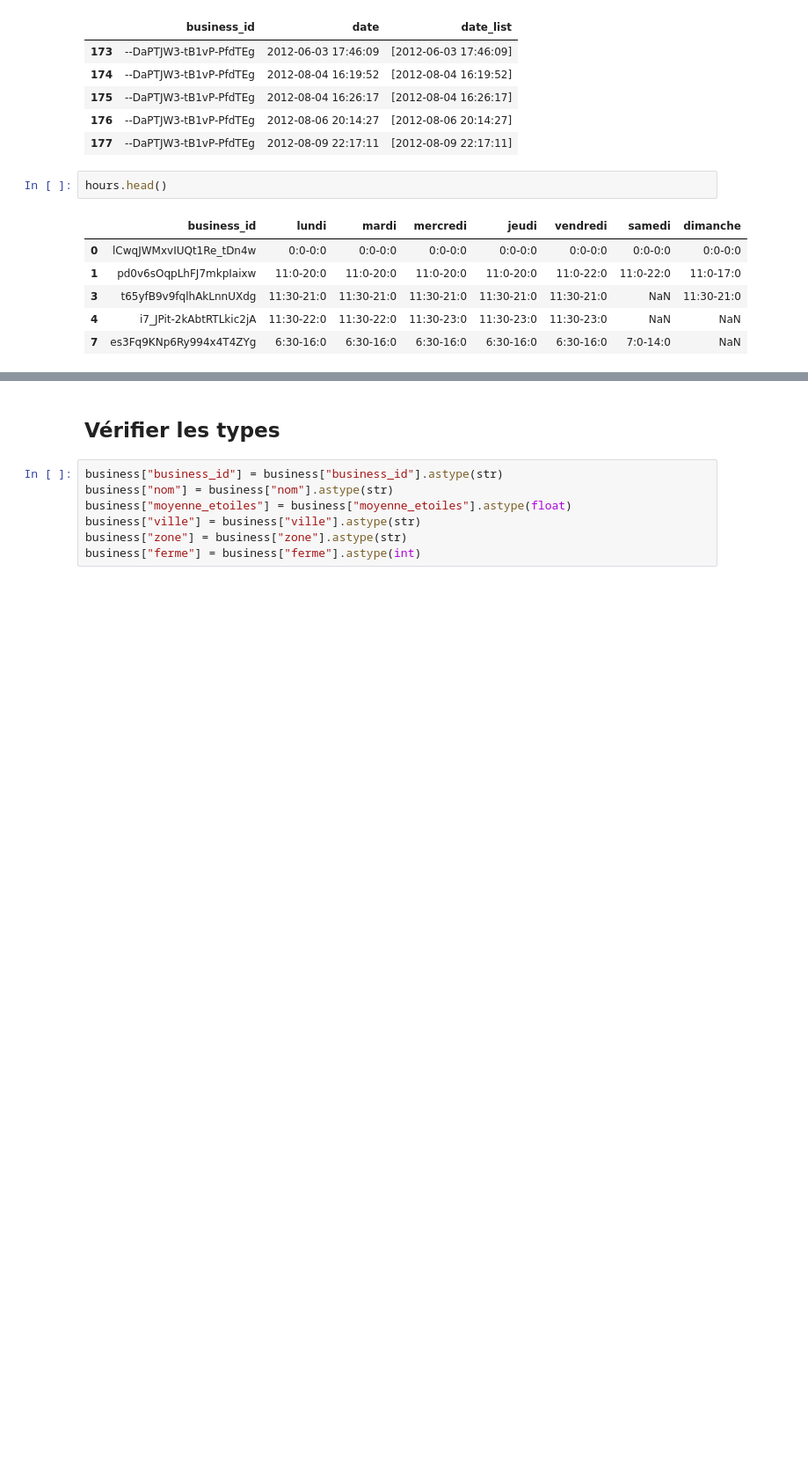
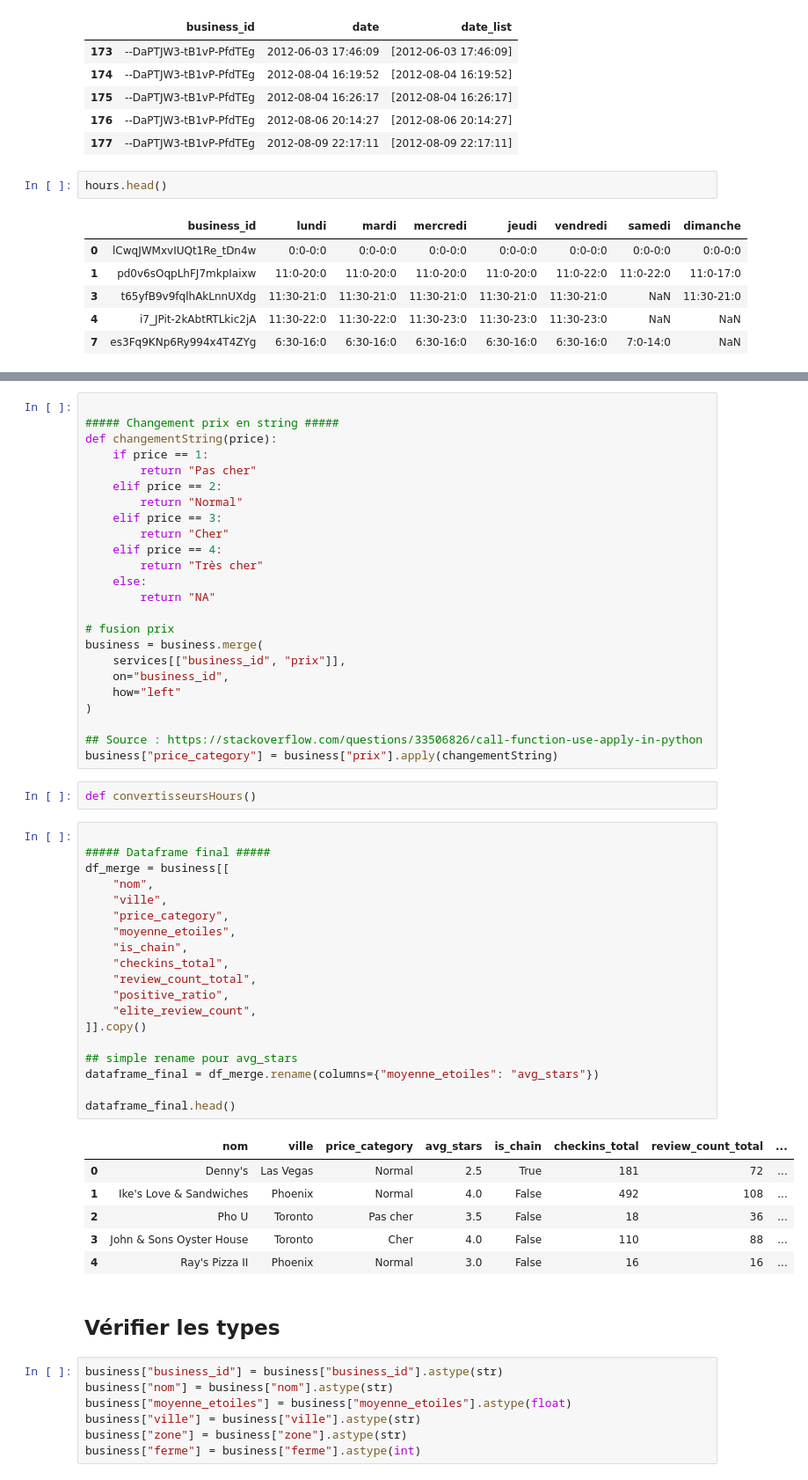
Before and after one commit to AyaIssa1/tp3_collecte, a Jupyter notebook: tp_yelp.ipynb, the cells around one changed output, grey strips where cells are left out. Shown: that part at 88% size. Cells and saved outputs as stored; diff of their text form; blank space fills up the shorter version.

```diff
--- a/tp_yelp.ipynb
+++ b/tp_yelp.ipynb
@@ -240,3 +313,55 @@ hours.head()
+# %%
+
+##### Changement prix en string #####
+def changementString(price):
+    if price == 1:
+        return "Pas cher"
+    elif price == 2:
+        return "Normal"
+    elif price == 3:
+        return "Cher"
+    elif price == 4:
+        return "Très cher"
+    else:
+        return "NA"
+
+# fusion prix
+business = business.merge(
+    services[["business_id", "prix"]],
+    on="business_id",
+    how="left"
+)
+
+## Source : https://stackoverflow.com/questions/33506826/call-function-use-apply-in-python
+business["price_category"] = business["prix"].apply(changementString)
+# %%
+def convertisseursHours()
+# %%
+
+##### Dataframe final #####
+df_merge = business[[
+    "nom",
+    "ville",
+    "price_category",
+    "moyenne_etoiles",
+    "is_chain",
+    "checkins_total",
+    "review_count_total",
+    "positive_ratio",
+    "elite_review_count",
+]].copy()
+
+## simple rename pour avg_stars
+dataframe_final = df_merge.rename(columns={"moyenne_etoiles": "avg_stars"})
+
+dataframe_final.head()
+# %% [output]
+|  | nom | ville | price_category | avg_stars | is_chain | checkins_total | review_count_total | ... |
+| 0 | Denny's | Las Vegas | Normal | 2.5 | True | 181 | 72 | ... |
+| 1 | Ike's Love & Sandwiches | Phoenix | Normal | 4.0 | False | 492 | 108 | ... |
+| 2 | Pho U | Toronto | Pas cher | 3.5 | False | 18 | 36 | ... |
+| 3 | John & Sons Oyster House | Toronto | Cher | 4.0 | False | 110 | 88 | ... |
+| 4 | Ray's Pizza II | Phoenix | Normal | 3.0 | False | 16 | 16 | ... |
 # %% [markdown]
 ## Vérifier les types
 # %%
```
Also changed, not shown: parts of 9 cells of this notebook.
